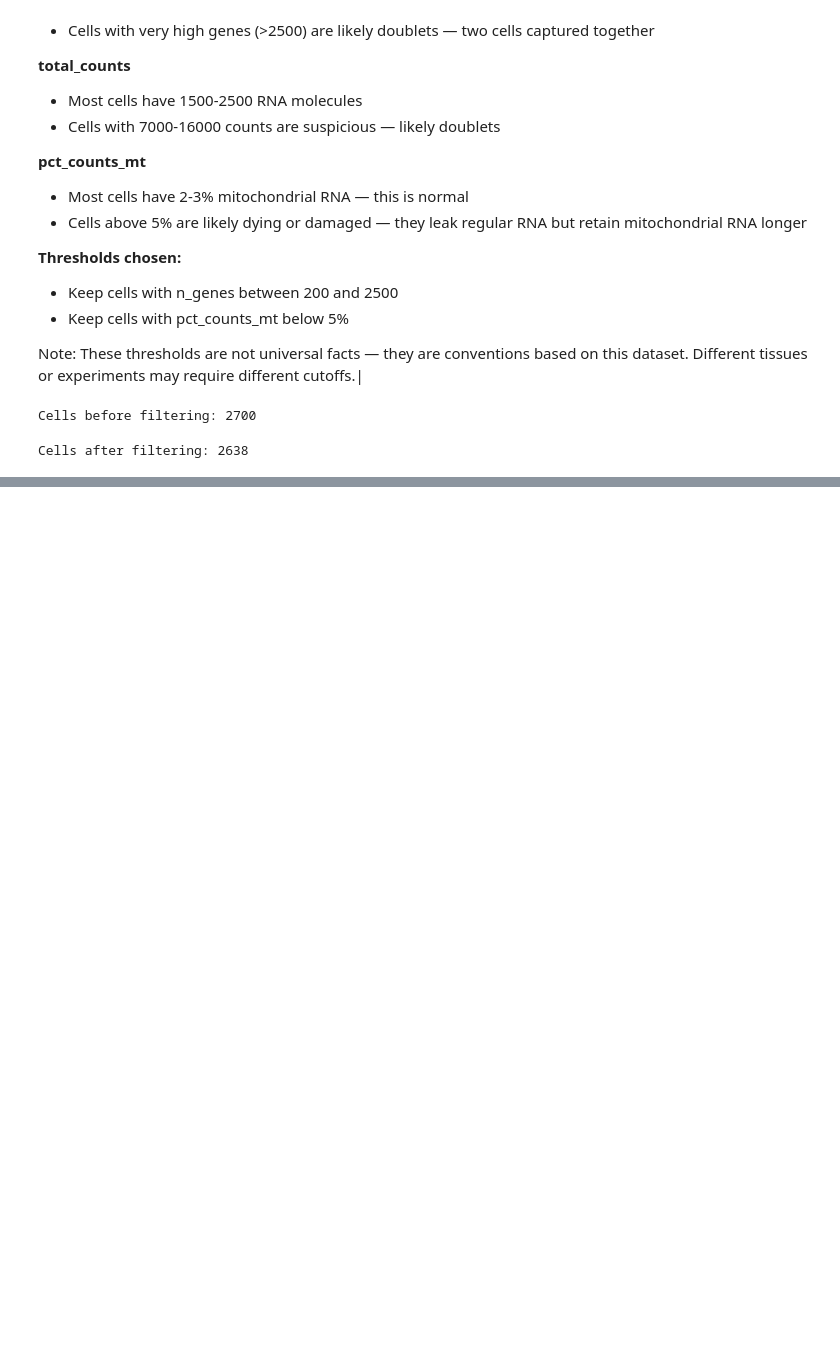
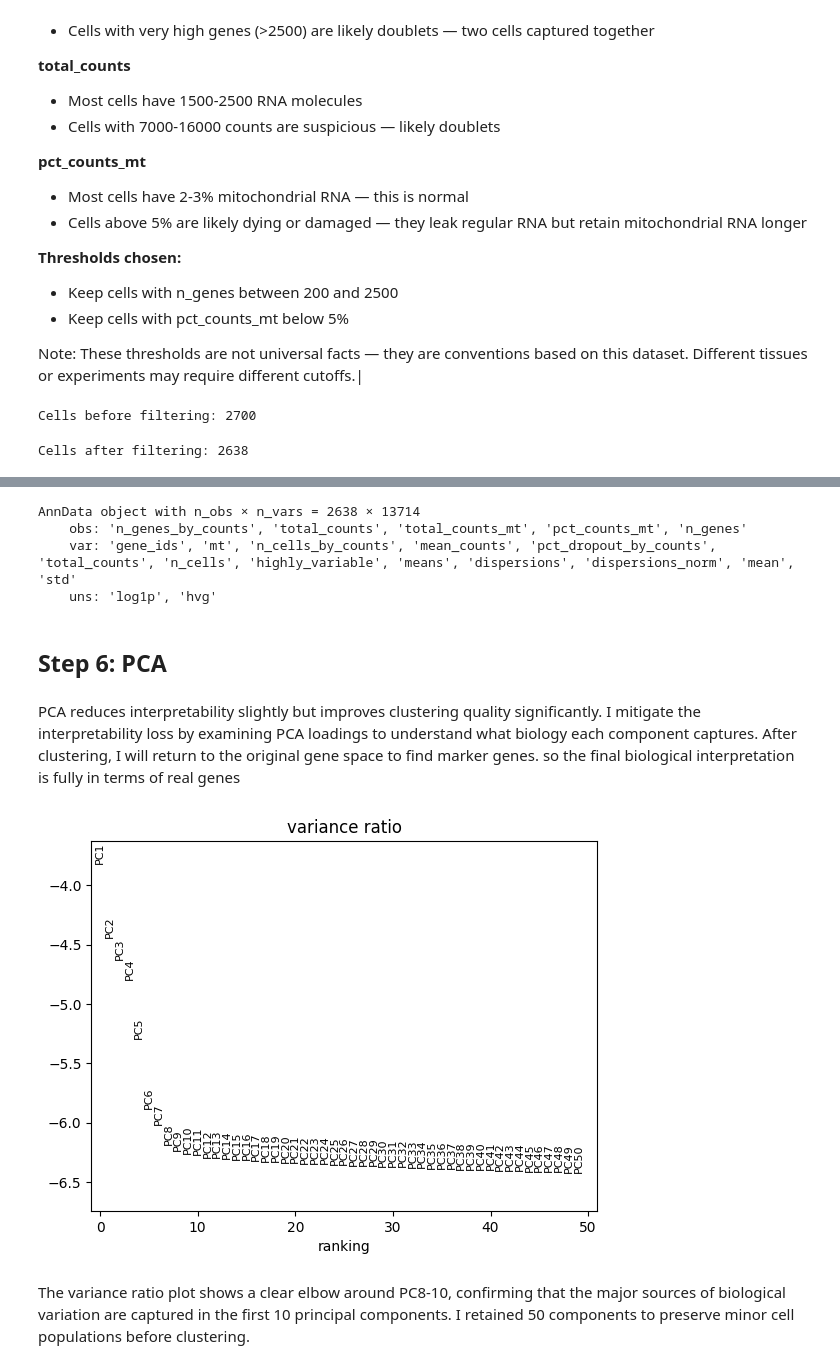
Before and after one commit to varghesebibin/scrna-pbmc3k, a Jupyter notebook: notebooks/01_pbmc3k_analysis.ipynb, the cells around one changed output, grey strips where cells are left out. Saved outputs shown, nothing was run; the diff lists cells and outputs as text; code cells hidden in the pictures; blank space fills up the shorter version.

```diff
--- a/notebooks/01_pbmc3k_analysis.ipynb
+++ b/notebooks/01_pbmc3k_analysis.ipynb
@@ -141,0 +245,11 @@ Cells after filtering: 2638
+# %%
+print(adata)
+# %% [output]
+AnnData object with n_obs × n_vars = 2638 × 13714
+    obs: 'n_genes_by_counts', 'total_counts', 'total_counts_mt', 'pct_counts_mt', 'n_genes'
+    var: 'gene_ids', 'mt', 'n_cells_by_counts', 'mean_counts', 'pct_dropout_by_counts', 'total_counts', 'n_cells', 'highly_variable', 'means', 'dispersions', 'dispersions_norm', 'mean', 'std'
+    uns: 'log1p', 'hvg'
+# %% [markdown]
+## Step 6: PCA
+# %% [markdown]
+PCA reduces interpretability slightly but improves clustering quality significantly. I mitigate the interpretability loss by examining PCA loadings to understand what biology each component captures. After clustering, I will return to the original gene space to find marker genes. so the final biological interpretation is fully in terms of real genes
@@ -141,0 +258,6 @@ Cells after filtering: 2638
+# %%
+sc.pl.pca_variance_ratio(adata, n_pcs=50, log=True)
+# %% [output]
+[figure, added]
+# %% [markdown]
+The variance ratio plot shows a clear elbow around PC8-10, confirming that the major sources of biological variation are captured in the first 10 principal components. I retained 50 components to preserve minor cell populations before clustering.
```
Also changed, not shown: parts of 30 cells of this notebook.
